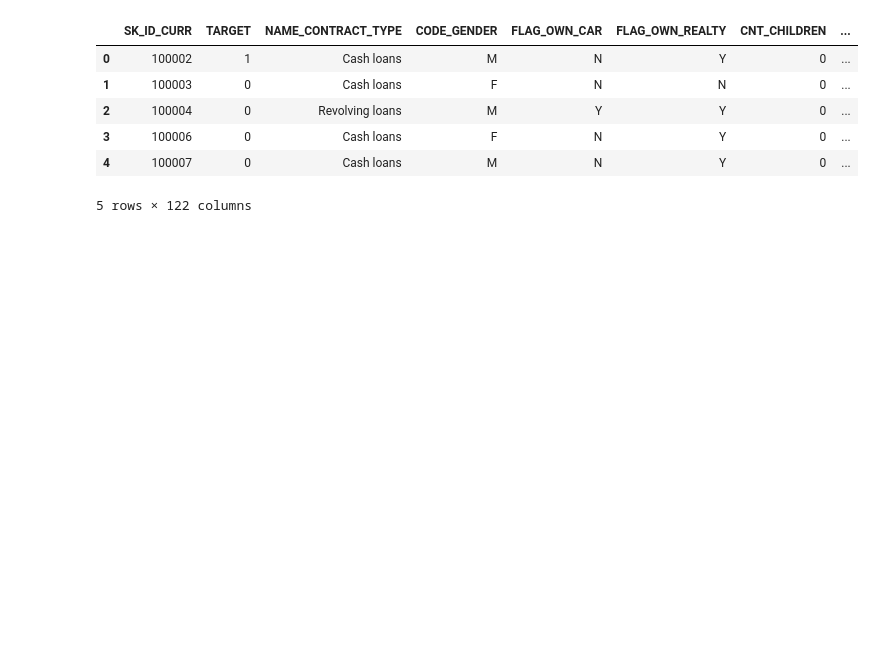
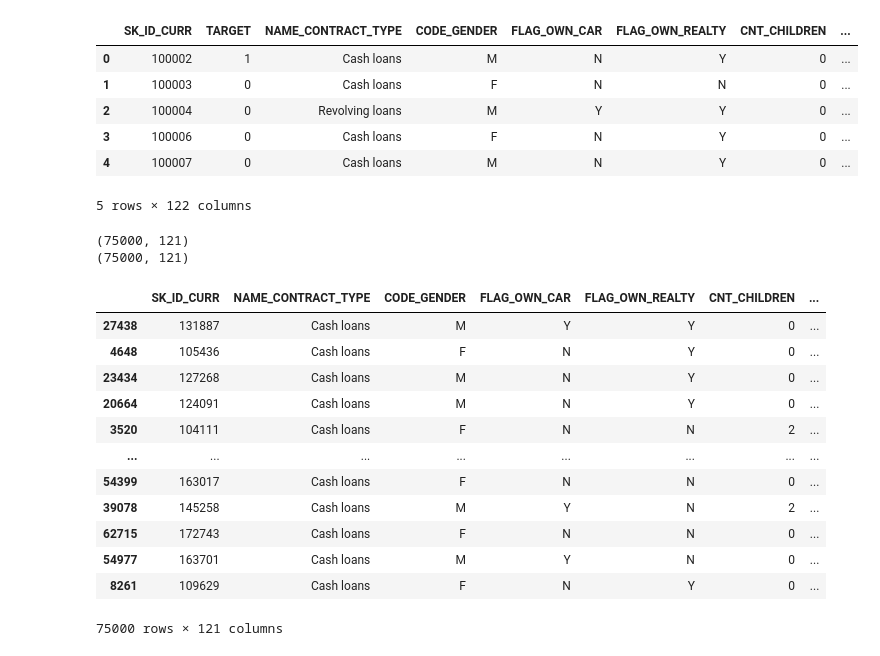
Before and after one commit to benturner993/home-credit-default-risk, a Jupyter notebook: submission.ipynb, the cells around one changed output. Saved outputs shown, nothing was run; the diff lists cells and outputs as text; code cells hidden in the pictures; blank space fills up the shorter version.

```diff
--- a/submission.ipynb
+++ b/submission.ipynb
@@ -99,3 +110,25 @@ opt = BayesSearchCV(
 # %%
 X_train_transformed=pipe.fit_transform(X_train, y_train)
 X_test_transformed=pipe.transform(X_test)
+
+print(X_train.shape)
+print(X_train_transformed.shape)
+# %% [output]
+(75000, 121)
+(75000, 121)
+# %%
+X_train
+# %% [output]
+|  | SK_ID_CURR | NAME_CONTRACT_TYPE | CODE_GENDER | FLAG_OWN_CAR | FLAG_OWN_REALTY | CNT_CHILDREN | ... |
+| 27438 | 131887 | Cash loans | M | Y | Y | 0 | ... |
+| 4648 | 105436 | Cash loans | F | N | Y | 0 | ... |
+| 23434 | 127268 | Cash loans | M | N | Y | 0 | ... |
+| 20664 | 124091 | Cash loans | M | N | Y | 0 | ... |
+| 3520 | 104111 | Cash loans | F | N | N | 2 | ... |
+| ... | ... | ... | ... | ... | ... | ... | ... |
+| 54399 | 163017 | Cash loans | F | N | N | 0 | ... |
+| 39078 | 145258 | Cash loans | M | Y | N | 2 | ... |
+| 62715 | 172743 | Cash loans | F | N | N | 0 | ... |
+| 54977 | 163701 | Cash loans | M | Y | N | 0 | ... |
+| 8261 | 109629 | Cash loans | F | N | Y | 0 | ... |
+75000 rows × 121 columns
```
Also changed, not shown: parts of 9 cells of this notebook, 1 other file.
